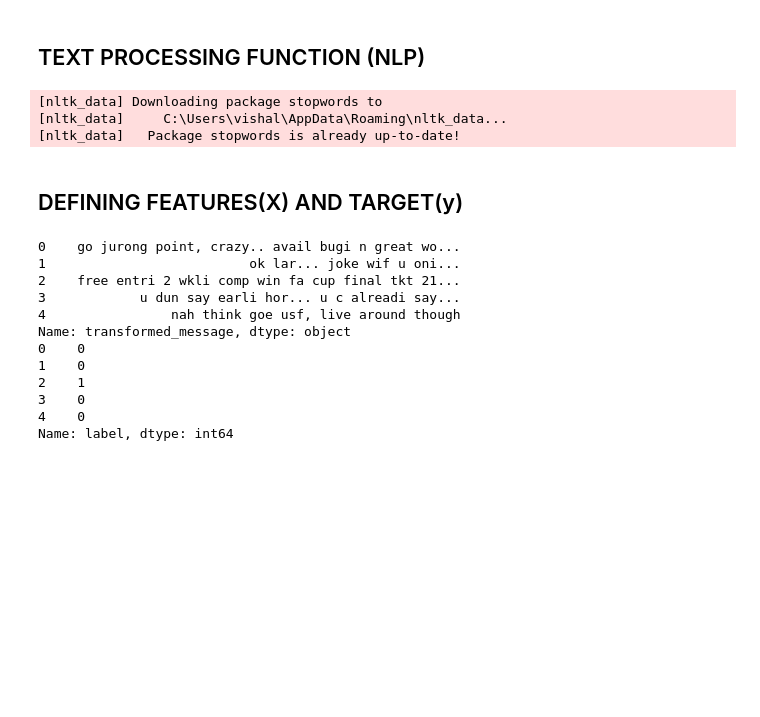
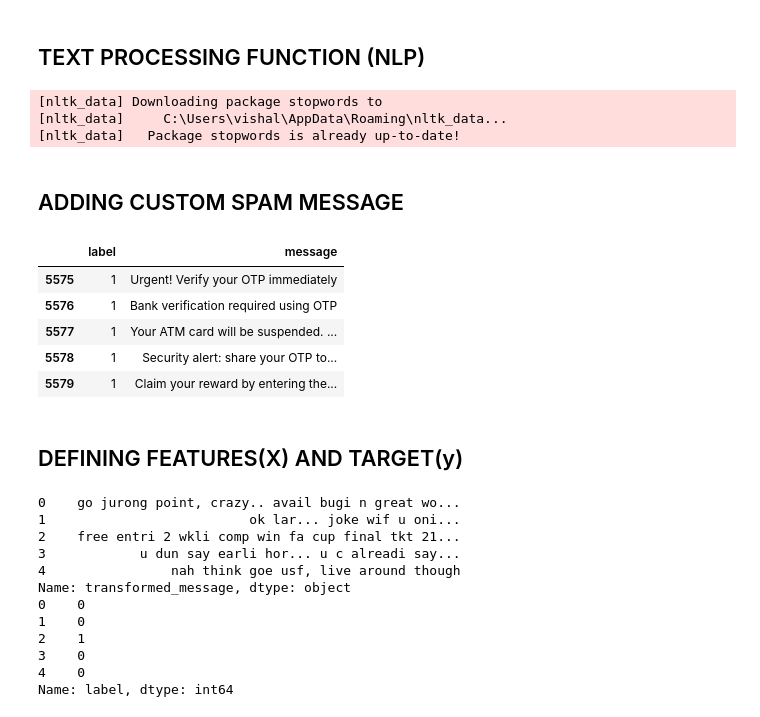
Before and after one commit to samprithisrikanth/Email-Spam-Detection, a Jupyter notebook: spam_detection.ipynb, the cells around one changed output. Cells and saved outputs as stored; diff of their text form; code cells hidden in the pictures; blank space fills up the shorter version.

Commit message:
Add files via upload
Improved UI and upgraded spam detection model

```diff
--- a/spam_detection.ipynb
+++ b/spam_detection.ipynb
@@ -140,3 +143,45 @@ def transform_text(text):
 [nltk_data] Downloading package stopwords to
 [nltk_data]     C:\Users\vishal\AppData\Roaming\nltk_data...
 [nltk_data]   Package stopwords is already up-to-date!
+# %% [markdown]
+## ADDING CUSTOM SPAM MESSAGE
+# %%
+# Custom spam/phishing messages
+new_data = pd.DataFrame({
+
+    'message': [
+
+        "Share your OTP immediately to verify your bank account",
+
+        "Click this link and enter your OTP now",
+
+        "Your account will be blocked unless OTP is verified",
+
+        "Urgent! Verify your OTP immediately",
+
+        "Bank verification required using OTP",
+
+        "Your ATM card will be suspended. Confirm OTP now",
+
+        "Security alert: share your OTP to continue access",
+
+        "Claim your reward by entering the OTP sent to your phone"
+
+    ],
+
+    'label': [1, 1, 1, 1, 1, 1, 1, 1]
+
+})
+
+# Add custom messages into original dataset
+df = pd.concat([df, new_data], ignore_index=True)
+
+# Check last few rows
+df.tail()
+# %% [output]
+|  | label | message |
+| 5575 | 1 | Urgent! Verify your OTP immediately |
+| 5576 | 1 | Bank verification required using OTP |
+| 5577 | 1 | Your ATM card will be suspended. ... |
+| 5578 | 1 | Security alert: share your OTP to... |
+| 5579 | 1 | Claim your reward by entering the... |
```
Also changed, not shown: parts of 9 cells of this notebook, 3 other files.
